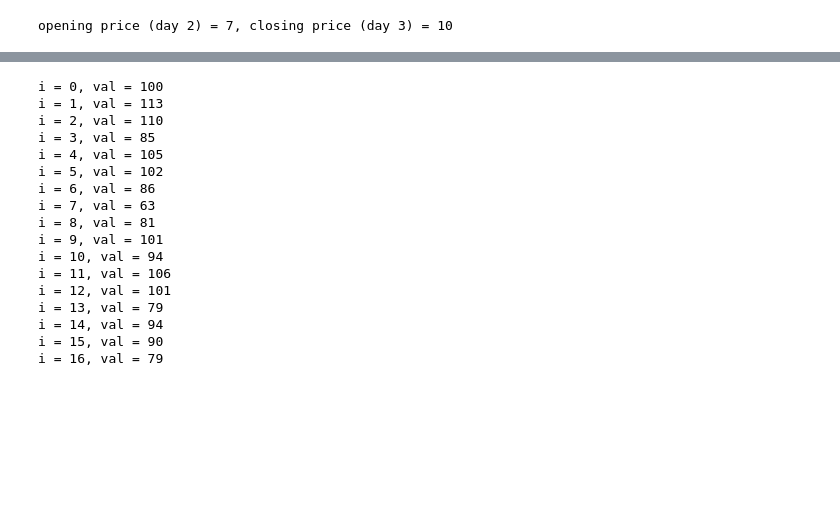
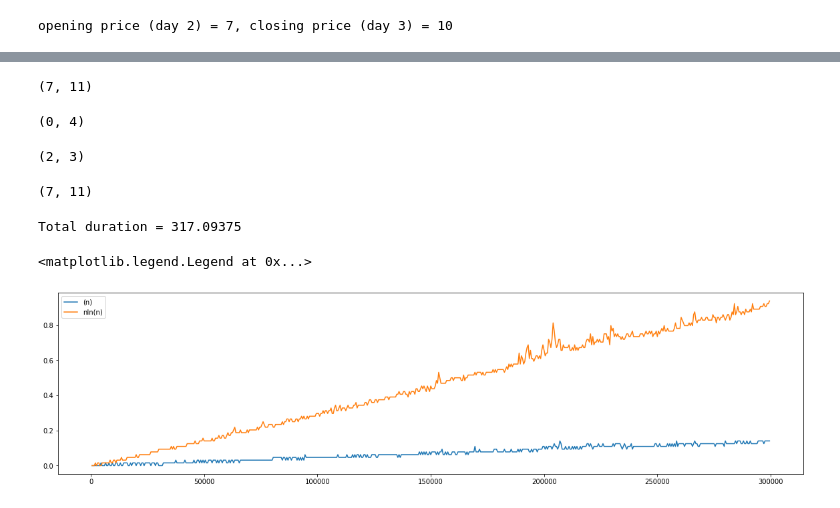
Before and after one commit to dementich/IntroductionToAlgorithms, a Jupyter notebook: 2.DivideAndConquer.ipynb, the cells around one changed output, grey strips where cells are left out. Saved outputs shown, nothing was run; the diff lists cells and outputs as text; code cells hidden in the pictures; blank space fills up the shorter version.

Commit message:
linear max subarray search is added

```diff
--- a/2.DivideAndConquer.ipynb
+++ b/2.DivideAndConquer.ipynb
@@ -176,23 +178,57 @@ data1
-# %%
-data = data1
-min_pos, max_pos = (0, 0)
-for i, val in enumerate(data):
-    print(f'i = {i}, val = {val}')
-# %% [output]
-i = 0, val = 100
-i = 1, val = 113
-i = 2, val = 110
-i = 3, val = 85
-i = 4, val = 105
-i = 5, val = 102
-i = 6, val = 86
-i = 7, val = 63
-i = 8, val = 81
-i = 9, val = 101
-i = 10, val = 94
-i = 11, val = 106
-i = 12, val = 101
-i = 13, val = 79
-i = 14, val = 94
-i = 15, val = 90
-i = 16, val = 79
+# %%
+def get_max_subarray_linear(data: list[int]) -> (int, int):
+    growth = [0] + [data[i] - data[i - 1] for i in range(1, len(data))]
+    left_index, right_index = 0, 0
+    max_sum, cur_sum = 0, 0
+    for i, val in enumerate(growth):
+        if cur_sum == 0:
+            left_index = i
+        cur_sum += val
+        if cur_sum > max_sum:
+            max_sum = cur_sum
+            right_index = i
+        if cur_sum < 0:
+            cur_sum = 0
+    left_index = left_index - 1 if left_index > 0 else 0
+    return (left_index, right_index)
+# %%
+get_max_subarray_linear(data1)
+# %% [output]
+(7, 11)
+# %%
+get_max_subarray_linear(data2)
+# %% [output]
+(0, 4)
+# %%
+get_max_subarray_linear(data3)
+# %% [output]
+(2, 3)
+# %%
+get_max_subarray_linear(data4)
+# %% [output]
+(7, 11)
+# %%
+lin_time = []
+nlnn_time = []
+elements = list(range(500, 300000, 500))
+
+start_time = process_time()
+for element_count in elements:
+    values = randint(0, 150, element_count)
+    lin_start = process_time()
+    get_max_subarray_linear(values)
+    lin_dur = process_time() - lin_start
+    lin_time += [lin_dur]
+    nlnn_start = process_time()
+    get_max_subarray(values)
+    nlnn_dur = process_time() - nlnn_start
+    nlnn_time += [nlnn_dur]
+print(f'Total duration = {process_time() - start_time}')
+plt.figure(figsize=(20, 5))
+plt.plot(elements, lin_time, label='(n)')
+plt.plot(elements, nlnn_time, label='nln(n)')
+plt.legend()
+# %% [output]
+Total duration = 317.09375
+<matplotlib.legend.Legend at 0x...>
+[figure, added]
```
Also changed, not shown: parts of 12 cells of this notebook.
